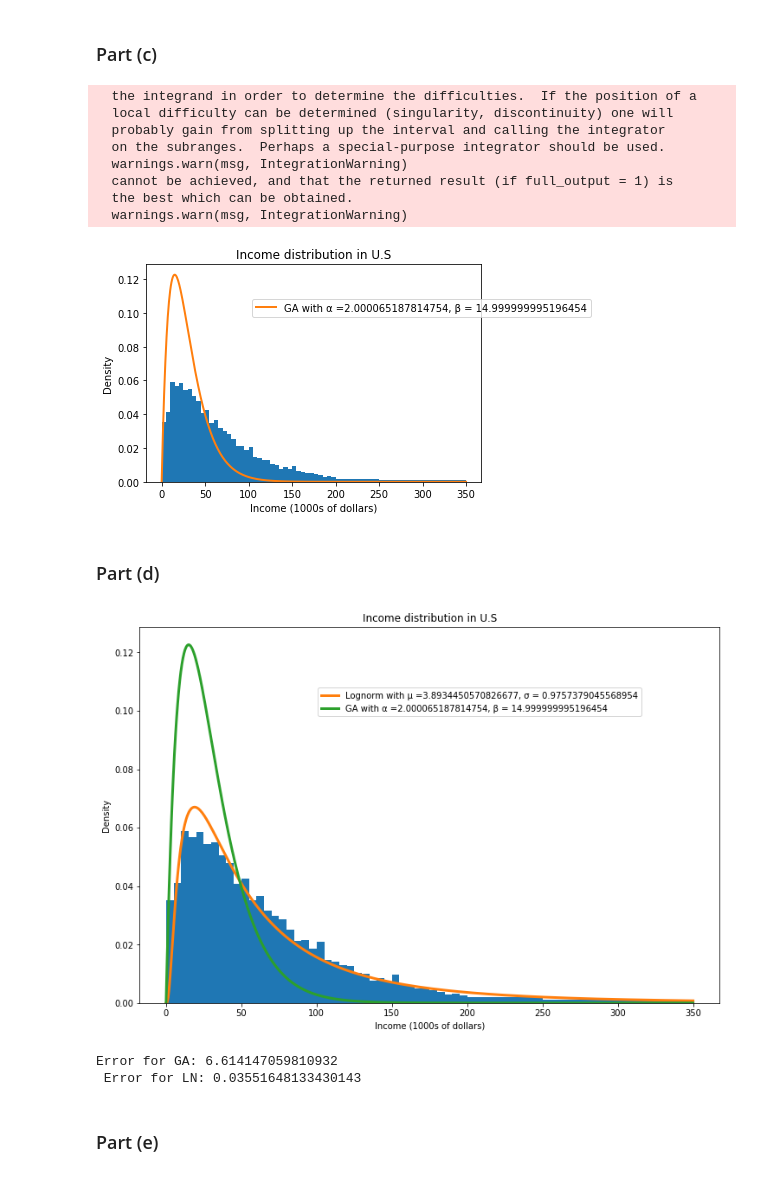
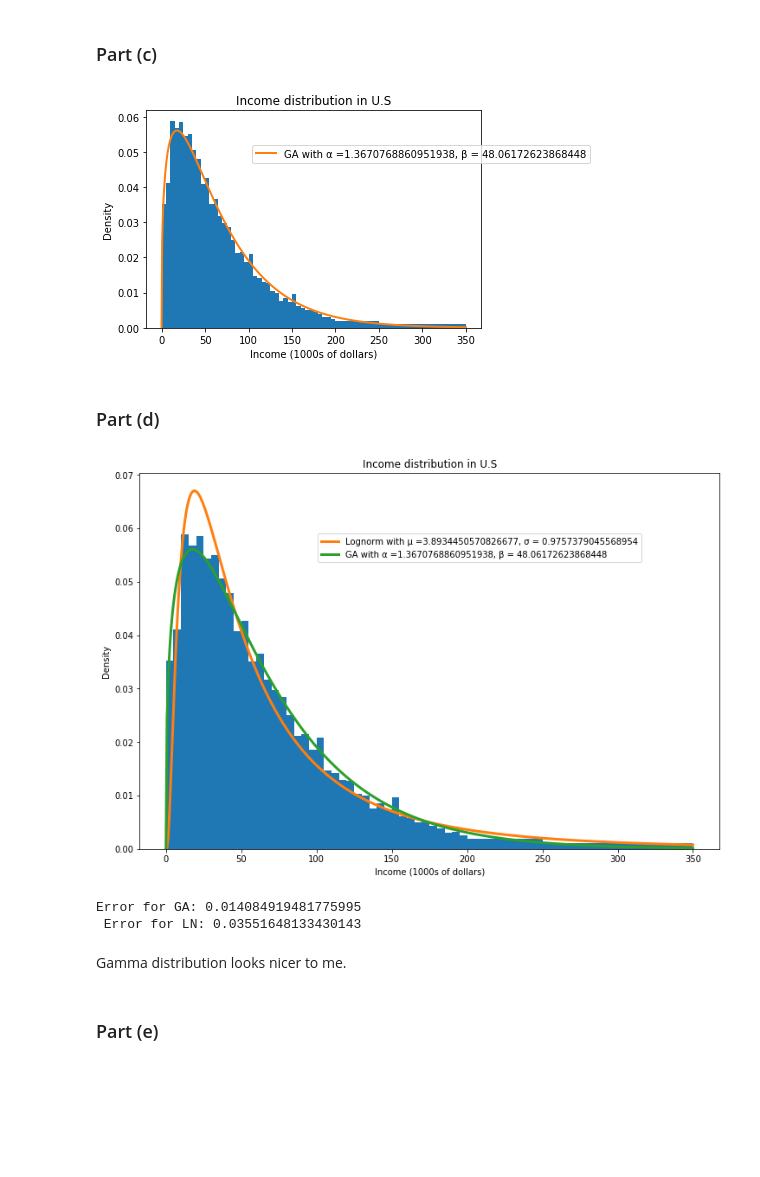
Before and after one commit to mattdbrown17/BootCamp2018, a Jupyter notebook: ProbSets/Econ/ProbSet5/Structural Estimation PSet.ipynb, the cells around one changed output. Drawn from its saved outputs; the diff is of its cells as text; code cells hidden in the pictures; blank space fills up the shorter version.

```diff
--- a/ProbSets/Econ/ProbSet5/Structural Estimation PSet.ipynb
+++ b/ProbSets/Econ/ProbSet5/Structural Estimation PSet.ipynb
@@ -620,44 +620,36 @@ def criterion(params, args):
 # %%
 #Perform GMM estimation
 
 #Inital guesses for params
 #mean initial guess is log of average mean
-alpha_guess = 2
+alpha_guess = 3
 #arbitrary sigma initial guess
-beta_guess = 15
+beta_guess = 20
 params_init=np.array([alpha_guess, beta_guess])
 
 # Define weighting Matrix
 W = np.diag(data.Percent)
 gmm_args = np.array([data, W])
 
 results = opt.minimize(criterion, params_init,  method='L-BFGS-B', args=gmm_args, bounds=((1e-10, None), (1e-10, None)))
 #criterion(params_init, gmm_args)
 alpha_GMM, beta_GMM = results.x
 
 #print("Error vec", err_vec(data, mu_GMM, sig_GMM))
 #print("Model moments", model_moments(5, 1))
 #print("Data moments:", np.array(data.Percent))
 
 
 xgrid = np.linspace(1e-9, 350, 500)
 plt.hist(data.Midpoint, bins = bins, weights=wts)
 plt.xlabel("Income (1000s of dollars)")
 plt.ylabel("Density")
 plt.title("Income distribution in U.S")
 plt.plot(xgrid, 5*GApdf(xgrid, alpha_GMM, beta_GMM), label = f"GA with α ={alpha_GMM}, β = {beta_GMM}", linewidth = 2)
 plt.legend(loc='center left', bbox_to_anchor=(.3, 0.8), prop = {'size': 10})
 error_GA = results.fun
 # %% [output]
-  the integrand in order to determine the difficulties.  If the position of a
-  local difficulty can be determined (singularity, discontinuity) one will
-  probably gain from splitting up the interval and calling the integrator
-  on the subranges.  Perhaps a special-purpose integrator should be used.
-  warnings.warn(msg, IntegrationWarning)
-  cannot be achieved, and that the returned result (if full_output = 1) is
-  the best which can be obtained.
-  warnings.warn(msg, IntegrationWarning)
-[figure, old version]
+[figure, new version]
 # %% [markdown]
 ### Part (d)
 # %%
@@ -675,9 +667,11 @@ plt.show()
 #I grabbed the errors from the objective function in the earlier parts, and I print them here
 print("Error for GA:", error_GA, "\n Error for LN:", error_LN)
 # %% [output]
-[figure, old version]
+[figure, new version]
-Error for GA: 6.614147059810932
+Error for GA: 0.014084919481775995
  Error for LN: 0.03551648133430143
+# %% [markdown]
+Gamma distribution looks nicer to me.
 # %% [markdown]
 ### Part (e)
 # %%
```
Also changed, not shown: 2 other files.
